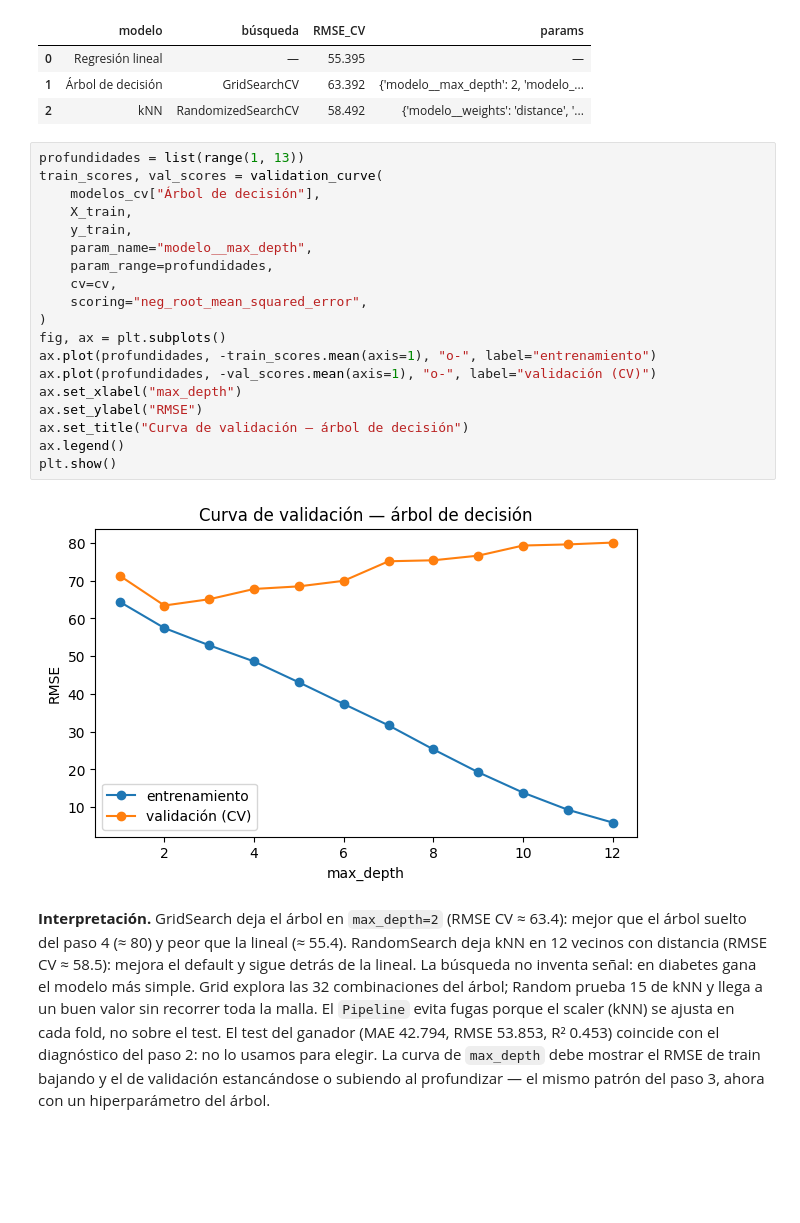
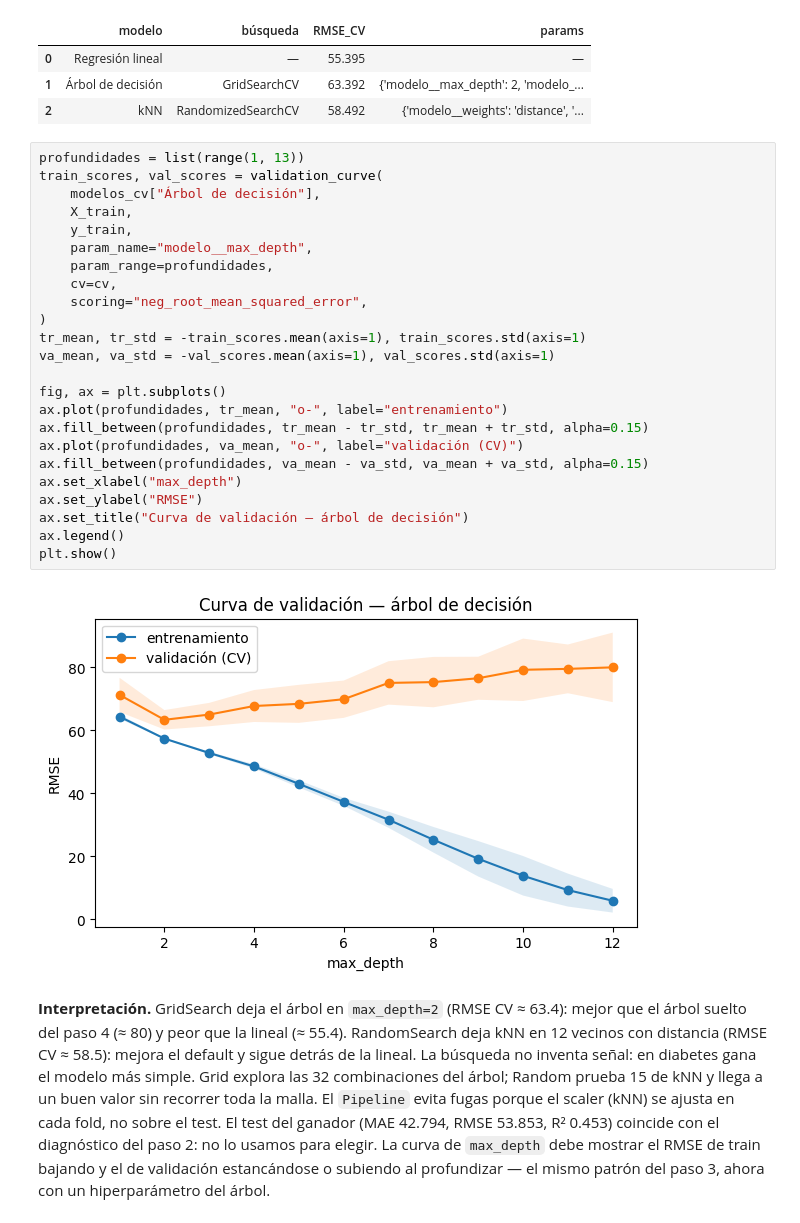
Before and after one commit to 5arSanti/ml-hyperparameters, a Jupyter notebook: Taller_Evaluacion_Modelos_Johel_Arias.ipynb, the cells around one changed output. Saved outputs shown, nothing was run; the diff lists cells and outputs as text; blank space fills up the shorter version.

```diff
--- a/Taller_Evaluacion_Modelos_Johel_Arias.ipynb
+++ b/Taller_Evaluacion_Modelos_Johel_Arias.ipynb
@@ -385,27 +449,32 @@ Métricas en prueba: {'MAE': 42.794, 'RMSE': 53.853, 'R2': 0.453, 'R2_aj': 0.382
 | 0 | Regresión lineal | — | 55.395 | — |
 | 1 | Árbol de decisión | GridSearchCV | 63.392 | {'modelo__max_depth': 2, 'modelo_... |
 | 2 | kNN | RandomizedSearchCV | 58.492 | {'modelo__weights': 'distance', '... |
-# %%
-profundidades = list(range(1, 13))
-train_scores, val_scores = validation_curve(
-    modelos_cv["Árbol de decisión"],
-    X_train,
-    y_train,
-    param_name="modelo__max_depth",
-    param_range=profundidades,
-    cv=cv,
-    scoring="neg_root_mean_squared_error",
-)
-fig, ax = plt.subplots()
-ax.plot(profundidades, -train_scores.mean(axis=1), "o-", label="entrenamiento")
-ax.plot(profundidades, -val_scores.mean(axis=1), "o-", label="validación (CV)")
-ax.set_xlabel("max_depth")
-ax.set_ylabel("RMSE")
-ax.set_title("Curva de validación — árbol de decisión")
-ax.legend()
-plt.show()
-# %% [output]
-[figure, removed]
+# %%
+profundidades = list(range(1, 13))
+train_scores, val_scores = validation_curve(
+    modelos_cv["Árbol de decisión"],
+    X_train,
+    y_train,
+    param_name="modelo__max_depth",
+    param_range=profundidades,
+    cv=cv,
+    scoring="neg_root_mean_squared_error",
+)
+tr_mean, tr_std = -train_scores.mean(axis=1), train_scores.std(axis=1)
+va_mean, va_std = -val_scores.mean(axis=1), val_scores.std(axis=1)
+
+fig, ax = plt.subplots()
+ax.plot(profundidades, tr_mean, "o-", label="entrenamiento")
+ax.fill_between(profundidades, tr_mean - tr_std, tr_mean + tr_std, alpha=0.15)
+ax.plot(profundidades, va_mean, "o-", label="validación (CV)")
+ax.fill_between(profundidades, va_mean - va_std, va_mean + va_std, alpha=0.15)
+ax.set_xlabel("max_depth")
+ax.set_ylabel("RMSE")
+ax.set_title("Curva de validación — árbol de decisión")
+ax.legend()
+plt.show()
+# %% [output]
+[figure, added]
 # %% [markdown]
 **Interpretación.** GridSearch deja el árbol en `max_depth=2` (RMSE CV ≈ 63.4): mejor que el árbol suelto del paso 4 (≈ 80) y peor que la lineal (≈ 55.4). RandomSearch deja kNN en 12 vecinos con distancia (RMSE CV ≈ 58.5): mejora el default y sigue detrás de la lineal. La búsqueda no inventa señal: en diabetes gana el modelo más simple. Grid explora las 32 combinaciones del árbol; Random prueba 15 de kNN y llega a un buen valor sin recorrer toda la malla. El `Pipeline` evita fugas porque el scaler (kNN) se ajusta en cada fold, no sobre el test. El test del ganador (MAE 42.794, RMSE 53.853, R² 0.453) coincide con el diagnóstico del paso 2: no lo usamos para elegir. La curva de `max_depth` debe mostrar el RMSE de train bajando y el de validación estancándose o subiendo al profundizar — el mismo patrón del paso 3, ahora con un hiperparámetro del árbol.
 # %% [markdown]
```
Also changed, not shown: parts of 28 cells of this notebook.
